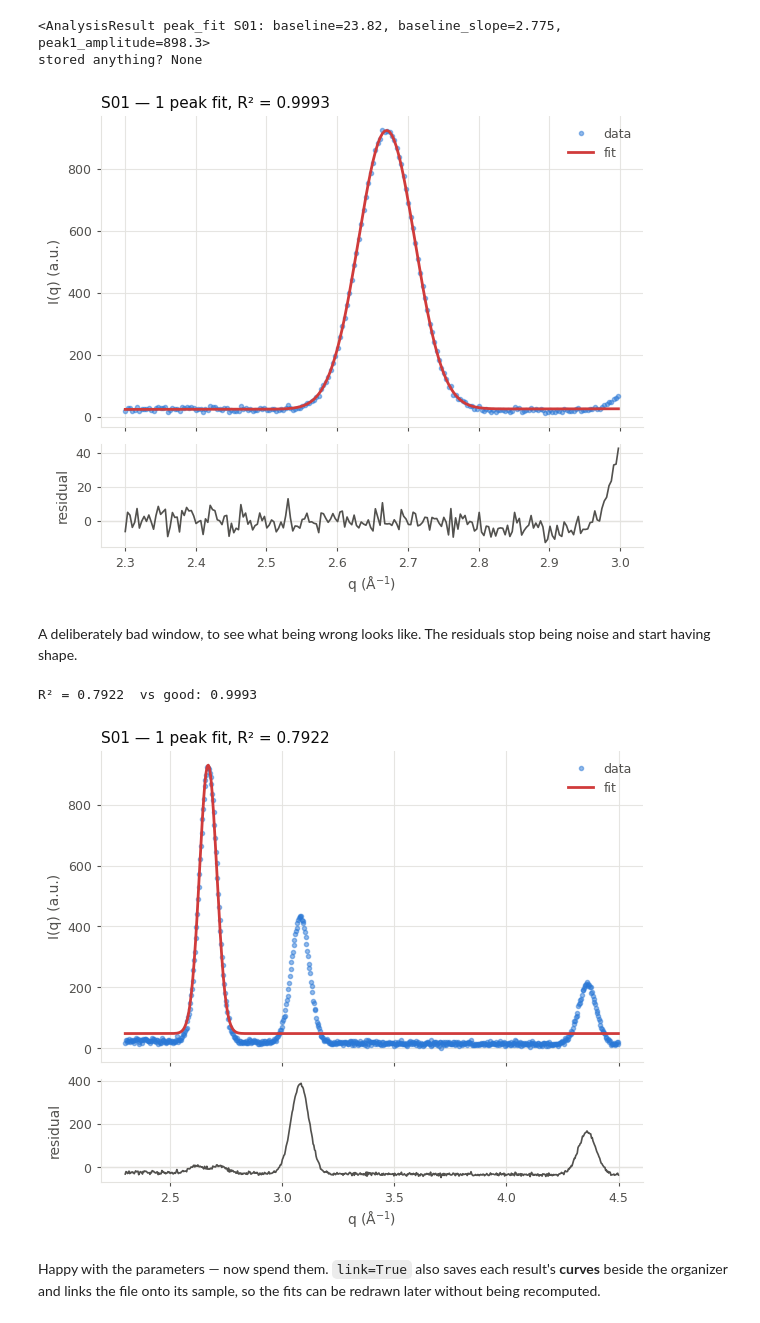
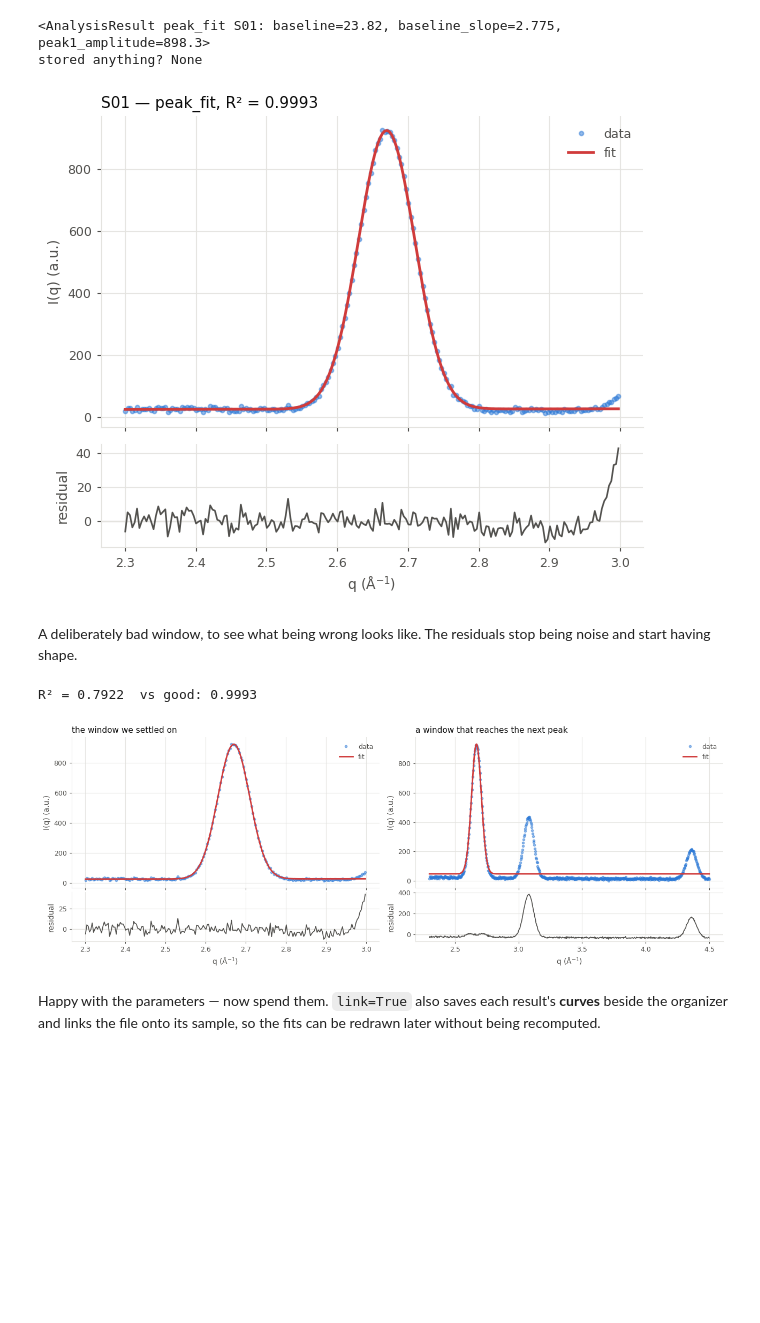
Before and after one commit to yugangzhang/pyDataOrg, a Jupyter notebook: notebook/12_use_organizer.ipynb, the cells around one changed output. Saved outputs shown, nothing was run; the diff lists cells and outputs as text; code cells hidden in the pictures; blank space fills up the shorter version.

```diff
--- a/notebook/12_use_organizer.ipynb
+++ b/notebook/12_use_organizer.ipynb
@@ -410,23 +432,27 @@ print("stored anything?", org["S01"].get_derived("waxs1d_peak1_center"))
 <AnalysisResult peak_fit S01: baseline=23.82, baseline_slope=2.775, peak1_amplitude=898.3>
 stored anything? None
 # %%
-# show=True draws the fit over its data with the residuals beneath — which is
-# where a bad fit shows. A fitted line over data is persuasive whatever it does.
-trial, axes = org.fit("S01", "waxs1d", show=True, **params)
+# Looking at it is a second call. A fitted line over data is persuasive
+# whatever it does; the residuals beneath are where a bad fit shows.
+org.plot_fit(trial);
 # %% [output]
-[figure, old version]
+[figure, new version]
 # %% [markdown]
 A deliberately bad window, to see what being wrong looks like. The residuals
 stop being noise and start having shape.
 # %%
 bad = org.fit("S01", "waxs1d", x_range=(2.3, 4.5), n_peaks=1,
               background="constant")
-org.plot_fit(bad)
+
+fig, axes = plt.subplots(1, 2, figsize=(13, 4.8))
+org.plot_fit(trial, ax=axes[0], title="the window we settled on")
+org.plot_fit(bad, ax=axes[1], title="a window that reaches the next peak")
+fig.tight_layout()
 print("R² =", round(bad.values["fit_r2"], 4), " vs good:",
       round(trial.values["fit_r2"], 4))
 # %% [output]
 R² = 0.7922  vs good: 0.9993
-[figure, old version]
+[figure, new version]
 # %% [markdown]
 Happy with the parameters — now spend them. `link=True` also saves each
 result's **curves** beside the organizer and links the file onto its sample, so
```
Also changed, not shown: parts of 7 cells of this notebook, 6 other files.
